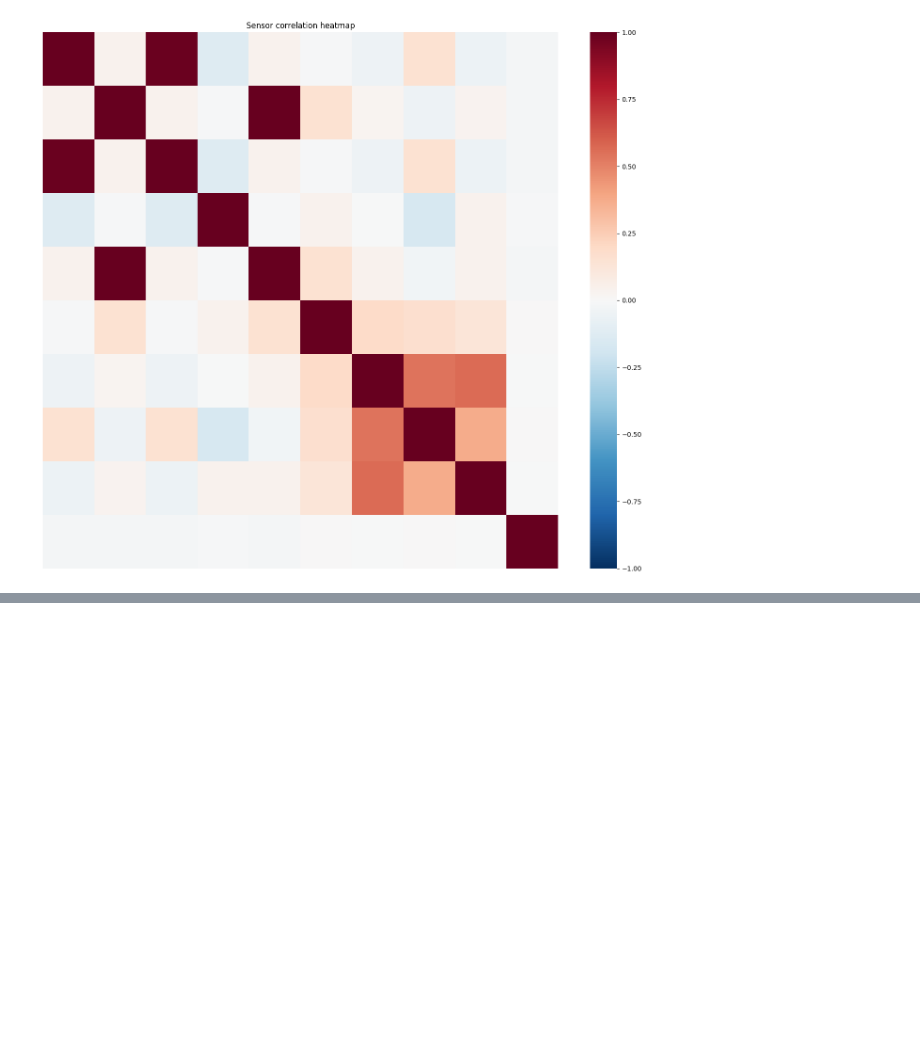
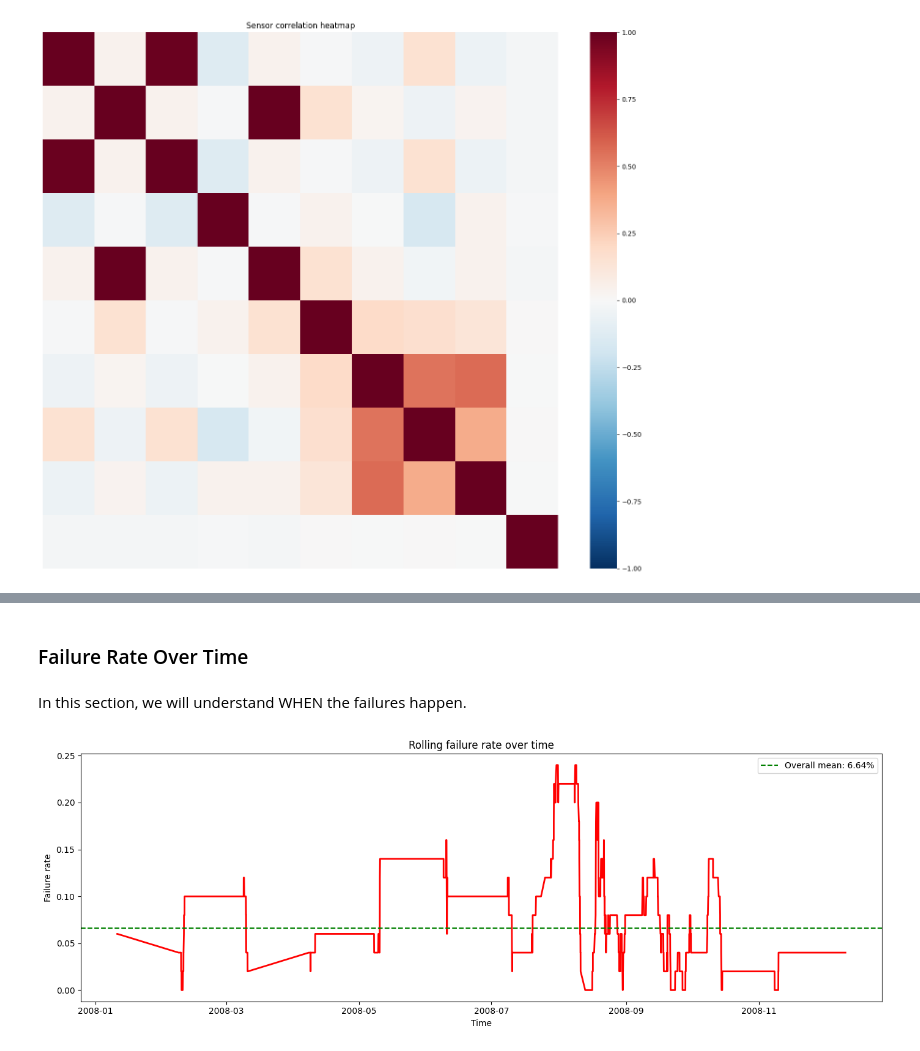
Before and after one commit to namitasharma29/Semiconductor, a Jupyter notebook: notebooks/02_eda.ipynb, the cells around one changed output, grey strips where cells are left out. Cells and saved outputs as stored; diff of their text form; code cells hidden in the pictures; blank space fills up the shorter version.

Commit message:
EDA continued
Visualized failure rate over time and computed highly correlated pairs

```diff
--- a/notebooks/02_eda.ipynb
+++ b/notebooks/02_eda.ipynb
@@ -158,0 +181,25 @@ plt.show()
+# %% [markdown]
+### Failure Rate Over Time
+# %% [markdown]
+In this section, we will understand WHEN the failures happen.
+# %%
+# Loading original data to get timestamps
+df_original = pd.read_csv('../data/uci-secom.csv')
+df_original['Time'] = pd.to_datetime(df_original['Time'])
+df_original['Fail'] = (df_original['Pass/Fail'] == 1).astype(int)
+
+# Plotting failurer rate over time
+df_original = df_original.sort_values('Time')
+df_original['rolling_fail'] = df_original['Fail'].rolling(window=50).mean()
+
+plt.figure(figsize=(14, 5))
+plt.plot(df_original['Time'], df_original['rolling_fail'], color='red', linewidth=2)
+plt.axhline(df_original['Fail'].mean(), color='green', linestyle='--', label=f'Overall mean: {df_original["Fail"].mean():.2%}')
+plt.title('Rolling failure rate over time')
+plt.xlabel('Time')
+plt.ylabel('Failure rate')
+plt.legend()
+plt.tight_layout()
+plt.show()
+# %% [output]
+[figure, added]
```
Also changed, not shown: parts of 7 cells of this notebook, 1 other file.
